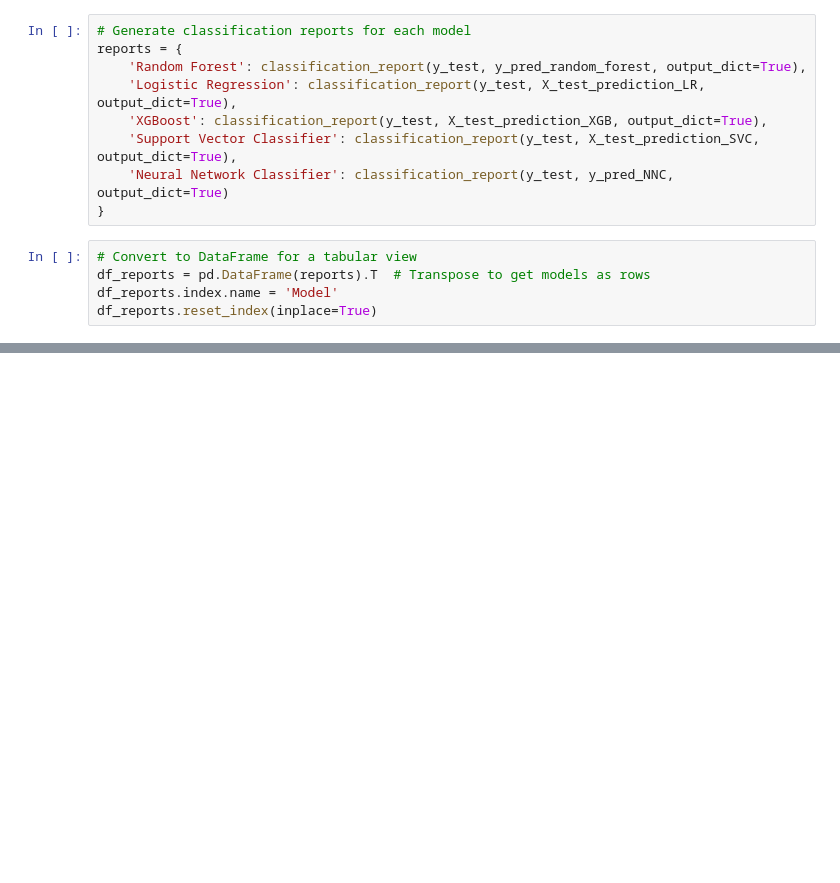
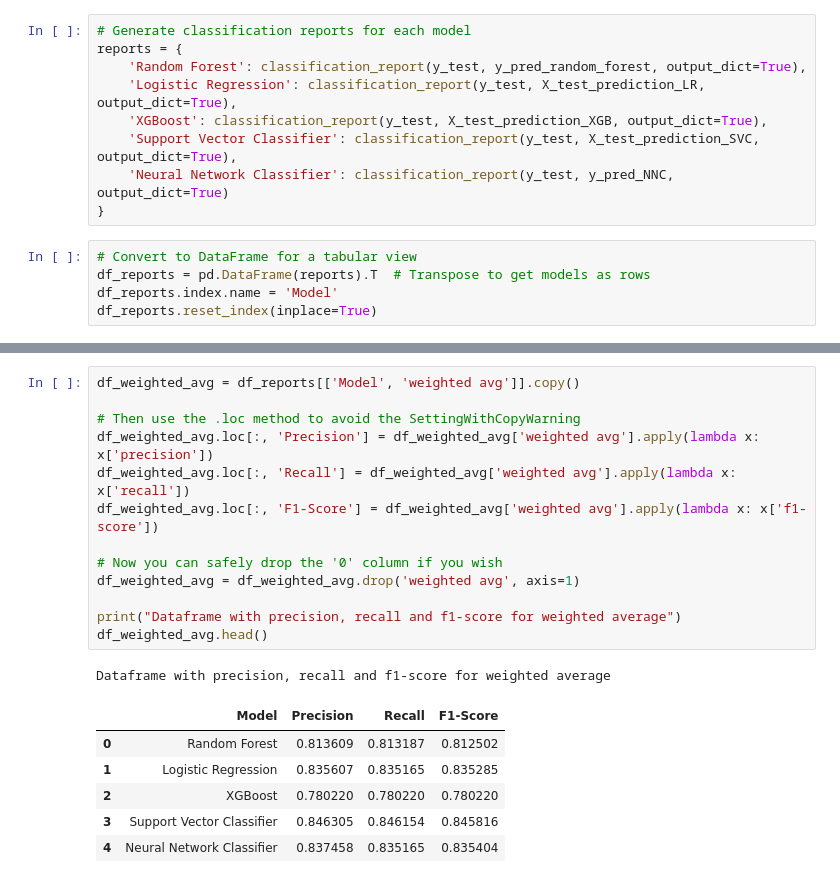
Before and after one commit to Poliaboy/PfDa_Project_S7, a Jupyter notebook: playground.ipynb, the cells around one changed output, grey strips where cells are left out. Drawn from its saved outputs; the diff is of its cells as text; blank space fills up the shorter version.

```diff
--- a/playground.ipynb
+++ b/playground.ipynb
@@ -644,0 +610,21 @@ plt.show()
+# %%
+df_weighted_avg = df_reports[['Model', 'weighted avg']].copy()
+
+# Then use the .loc method to avoid the SettingWithCopyWarning
+df_weighted_avg.loc[:, 'Precision'] = df_weighted_avg['weighted avg'].apply(lambda x: x['precision'])
+df_weighted_avg.loc[:, 'Recall'] = df_weighted_avg['weighted avg'].apply(lambda x: x['recall'])
+df_weighted_avg.loc[:, 'F1-Score'] = df_weighted_avg['weighted avg'].apply(lambda x: x['f1-score'])
+
+# Now you can safely drop the '0' column if you wish
+df_weighted_avg = df_weighted_avg.drop('weighted avg', axis=1)
+
+print("Dataframe with precision, recall and f1-score for weighted average")
+df_weighted_avg.head()
+# %% [output]
+Dataframe with precision, recall and f1-score for weighted average
+|  | Model | Precision | Recall | F1-Score |
+| 0 | Random Forest | 0.813609 | 0.813187 | 0.812502 |
+| 1 | Logistic Regression | 0.835607 | 0.835165 | 0.835285 |
+| 2 | XGBoost | 0.780220 | 0.780220 | 0.780220 |
+| 3 | Support Vector Classifier | 0.846305 | 0.846154 | 0.845816 |
+| 4 | Neural Network Classifier | 0.837458 | 0.835165 | 0.835404 |
```
Also changed, not shown: parts of 14 cells of this notebook.
